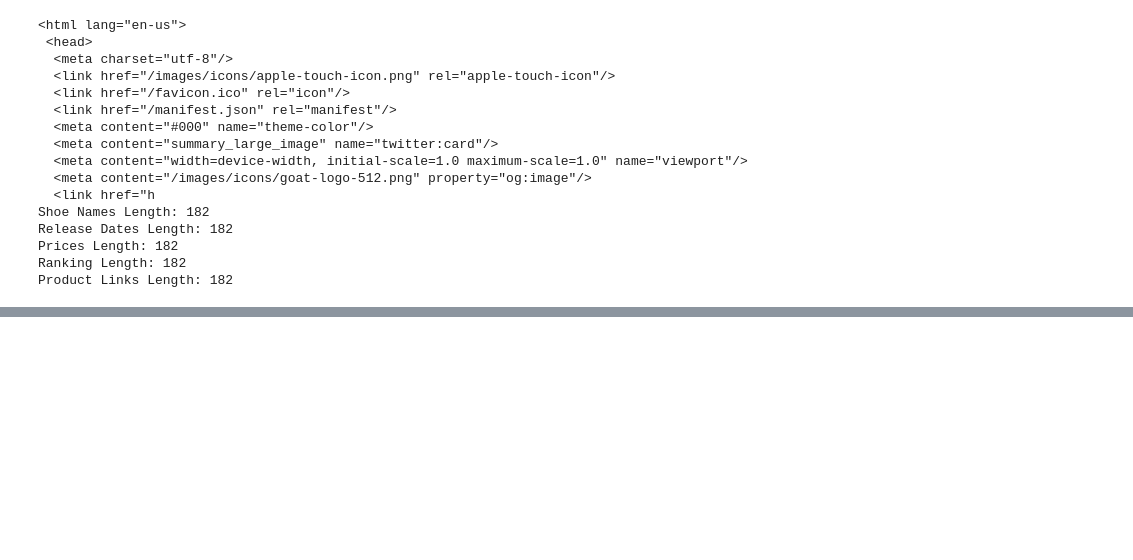
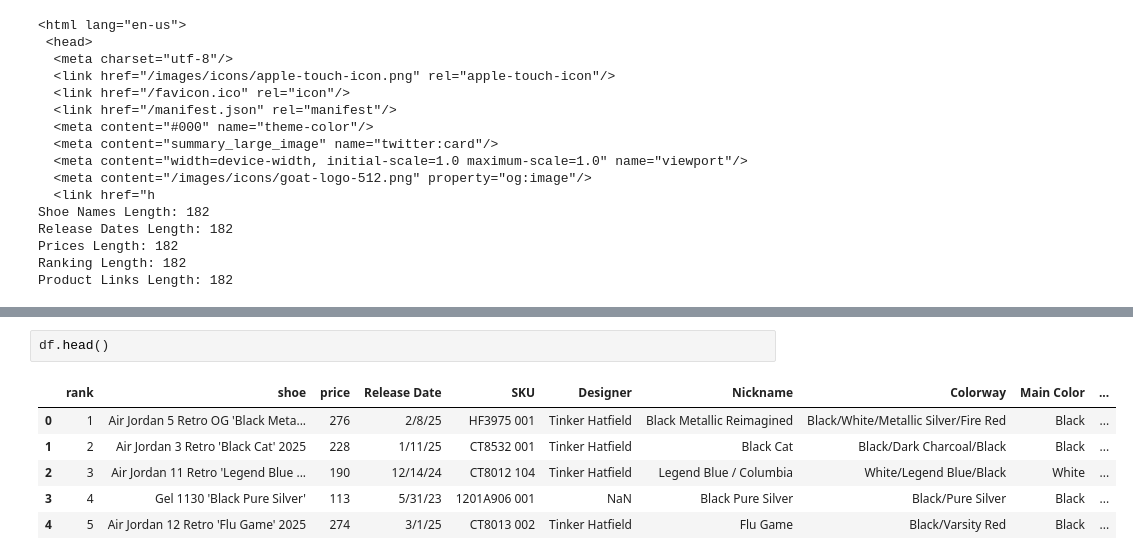
Before and after one commit to ErikaWells/ShoeAnalysis, a Jupyter notebook: Webscraping_GOAT.ipynb, the cells around one changed output, grey strips where cells are left out. Drawn from its saved outputs; the diff is of its cells as text; blank space fills up the shorter version.

```diff
--- a/Webscraping_GOAT.ipynb
+++ b/Webscraping_GOAT.ipynb
@@ -206,0 +620,9 @@ Correlation between Rank and Price: -0.13
+# %%
+df.head()
+# %% [output]
+|  | rank | shoe | price | Release Date | SKU | Designer | Nickname | Colorway | Main Color | ... |
+| 0 | 1 | Air Jordan 5 Retro OG 'Black Meta... | 276 | 2/8/25 | HF3975 001 | Tinker Hatfield | Black Metallic Reimagined | Black/White/Metallic Silver/Fire Red | Black | ... |
+| 1 | 2 | Air Jordan 3 Retro 'Black Cat' 2025 | 228 | 1/11/25 | CT8532 001 | Tinker Hatfield | Black Cat | Black/Dark Charcoal/Black | Black | ... |
+| 2 | 3 | Air Jordan 11 Retro 'Legend Blue ... | 190 | 12/14/24 | CT8012 104 | Tinker Hatfield | Legend Blue / Columbia | White/Legend Blue/Black | White | ... |
+| 3 | 4 | Gel 1130 'Black Pure Silver' | 113 | 5/31/23 | 1201A906 001 | NaN | Black Pure Silver | Black/Pure Silver | Black | ... |
+| 4 | 5 | Air Jordan 12 Retro 'Flu Game' 2025 | 274 | 3/1/25 | CT8013 002 | Tinker Hatfield | Flu Game | Black/Varsity Red | Black | ... |
```
Also changed, not shown: parts of 19 cells of this notebook.
